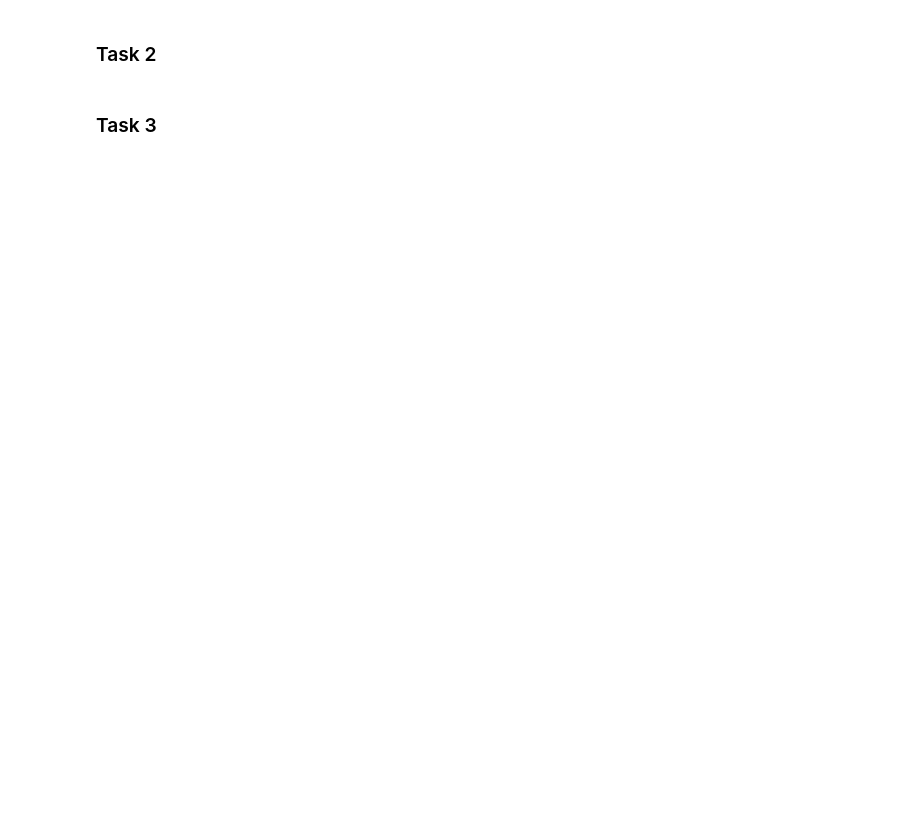
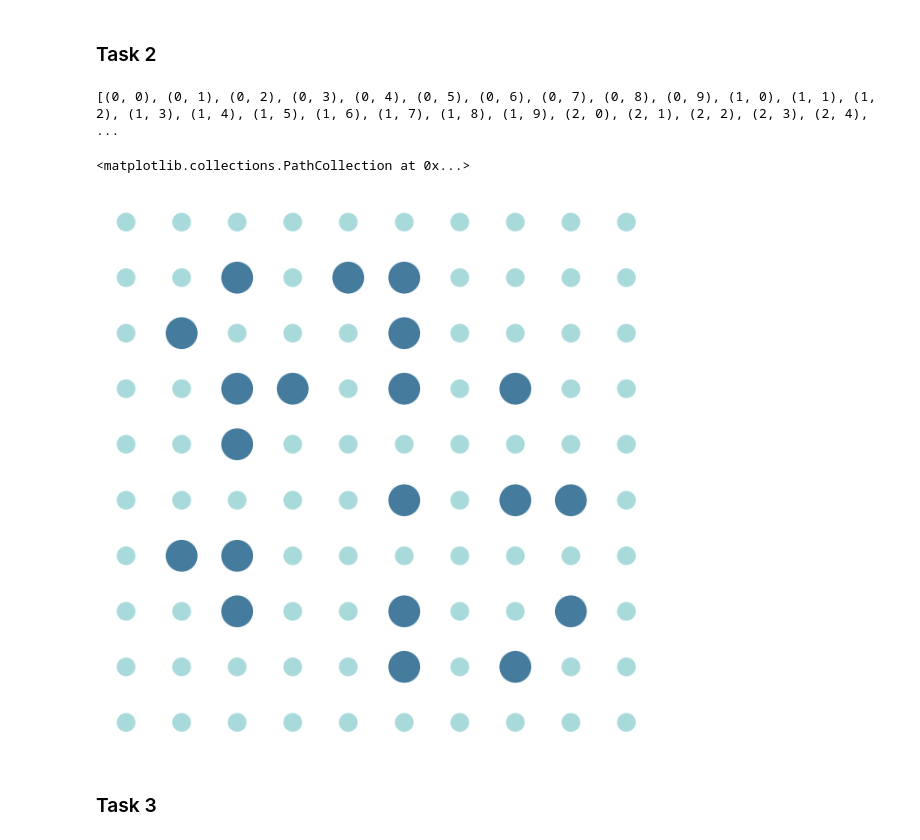
Before and after one commit to congrendai/CW2_for_computer_programing, a Jupyter notebook: CW2_A2.ipynb, the cells around one changed output. Saved outputs shown, nothing was run; the diff lists cells and outputs as text; code cells hidden in the pictures; blank space fills up the shorter version.

```diff
--- a/CW2_A2.ipynb
+++ b/CW2_A2.ipynb
@@ -29,4 +42,23 @@ nx.draw_networkx(G, pos=pos)
 # %% [markdown]
 ### Task 2
+# %%
+# Get the possible positions of the foreground nodes
+possible_positions = {(x,y):(y,-x) for x in range(1, MATRIX_SIDE-1) for y in range(1, MATRIX_SIDE-1)}
+
+# Choose the positions ramdomly by positions' keys
+chosen_positions_keys = random.sample(list(possible_positions.keys()), NO_FG_NODES)
+
+# Get the chosen positions
+chosen_positions = {k:possible_positions[k] for k in chosen_positions_keys}
+
+# Draw the foreground nodes
+plt.figure(figsize = FIG_SIZE)
+print(G.nodes())
+nx.draw(G, pos=pos, node_color = COLOR_BG, node_size = SIZE_BG_NODES)
+nx.draw_networkx_nodes(G, pos=pos, nodelist=chosen_positions, node_color = COLOR_FG, node_size = SIZE_FG_NODES)
+# %% [output]
+[(0, 0), (0, 1), (0, 2), (0, 3), (0, 4), (0, 5), (0, 6), (0, 7), (0, 8), (0, 9), (1, 0), (1, 1), (1, 2), (1, 3), (1, 4), (1, 5), (1, 6), (1, 7), (1, 8), (1, 9), (2, 0), (2, 1), (2, 2), (2, 3), (2, 4), ...
+<matplotlib.collections.PathCollection at 0x...>
+[figure, added]
 # %% [markdown]
 ### Task 3
```
Also changed, not shown: parts of 6 cells of this notebook, 3 other files.
